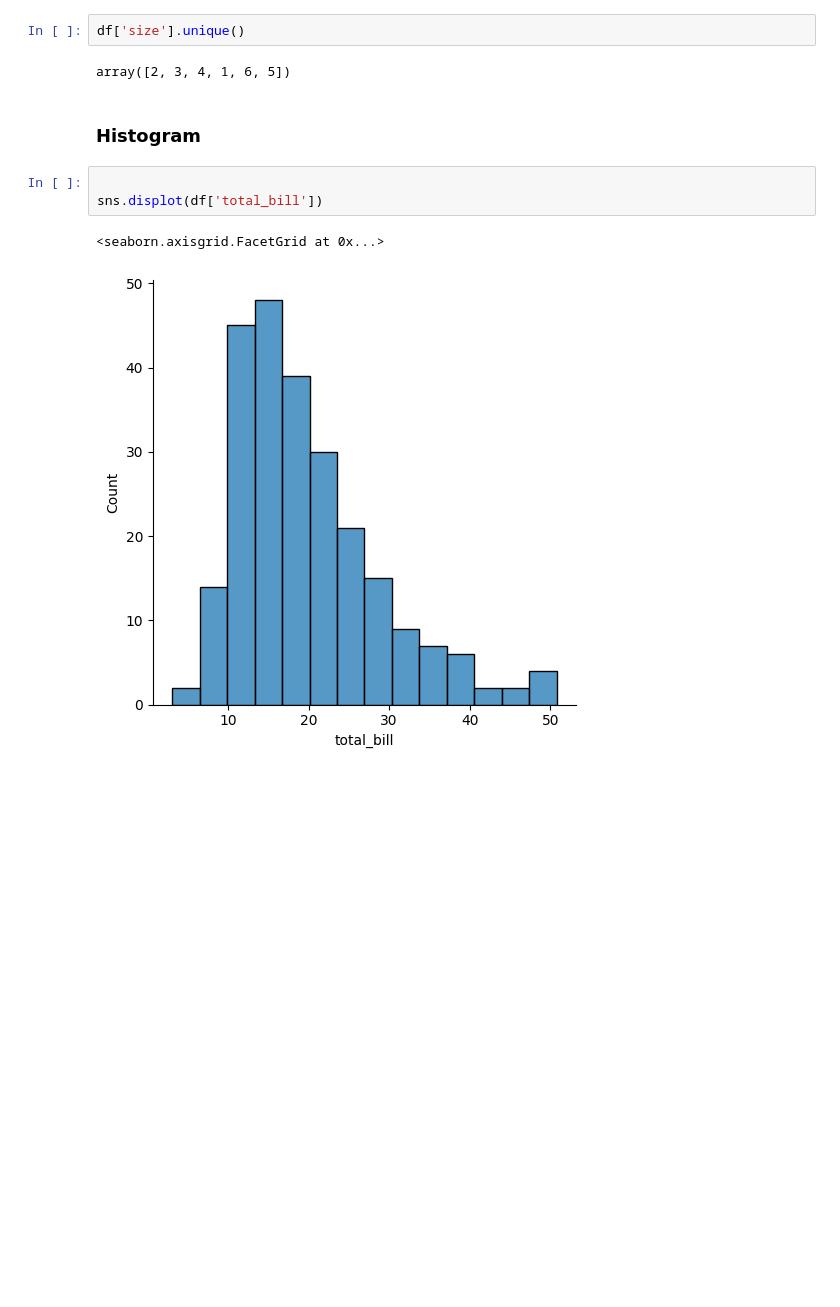
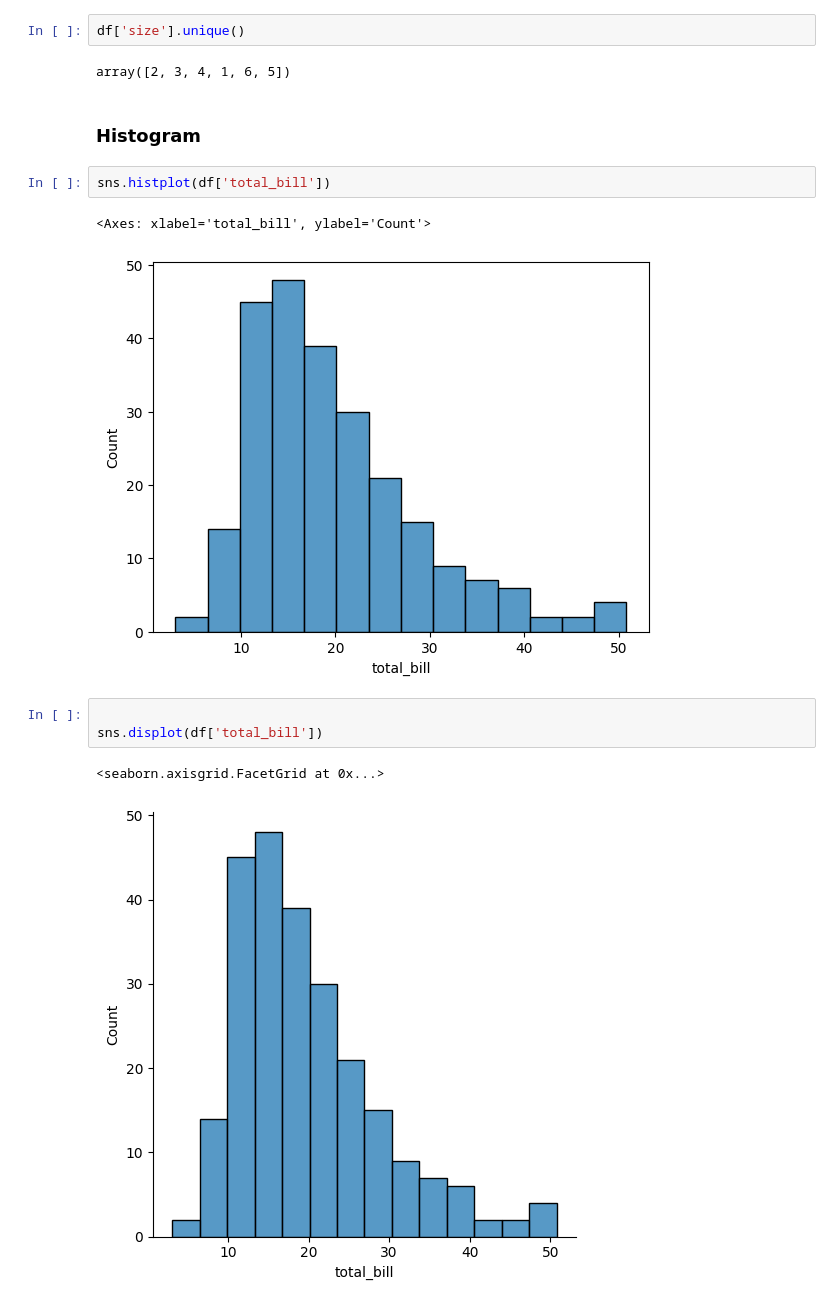
Before and after one commit to ZippoAI/Python-Data-Visualization, a Jupyter notebook: 2.Seaborn/1.DistributionPlot.ipynb, the cells around one changed output. Saved outputs shown, nothing was run; the diff lists cells and outputs as text; blank space fills up the shorter version.

```diff
--- a/2.Seaborn/1.DistributionPlot.ipynb
+++ b/2.Seaborn/1.DistributionPlot.ipynb
@@ -40,6 +40,11 @@ df['size'].unique()
 array([2, 3, 4, 1, 6, 5])
 # %% [markdown]
 ### Histogram
+# %%
+sns.histplot(df['total_bill'])
+# %% [output]
+<Axes: xlabel='total_bill', ylabel='Count'>
+[figure, added]
 # %%
 
 sns.displot(df['total_bill'])
```
Also changed, not shown: parts of 1 cell of this notebook, 1 other file.
